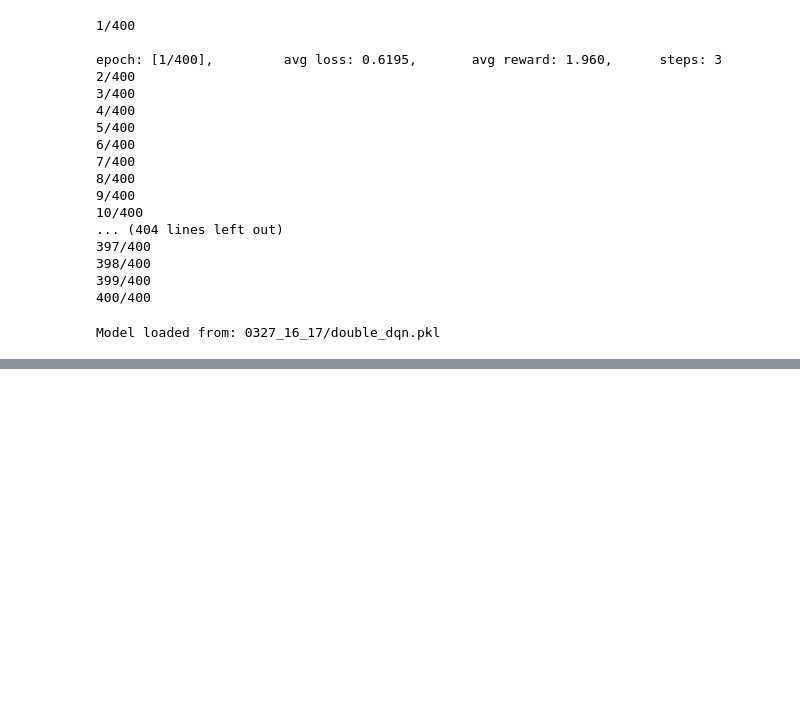
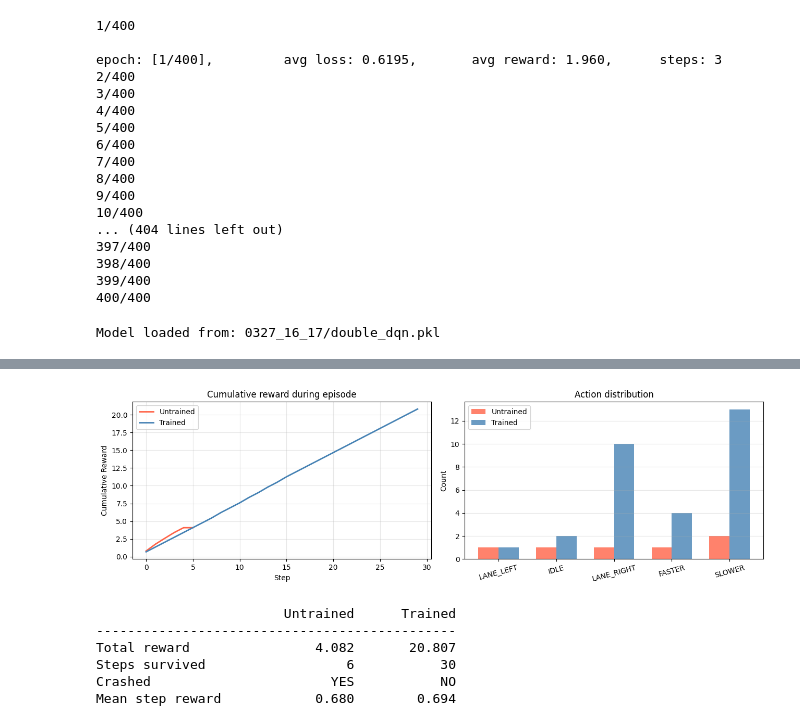
Before and after one commit to arfiblouisa/Reinforcement_learning_highway, a Jupyter notebook: DQN/Double DQN/training_double_dqn.ipynb, the cells around one changed output, grey strips where cells are left out. Drawn from its saved outputs; the diff is of its cells as text; code cells hidden in the pictures; blank space fills up the shorter version.

```diff
--- a/DQN/Double DQN/training_double_dqn.ipynb
+++ b/DQN/Double DQN/training_double_dqn.ipynb
@@ -566,0 +638,20 @@ Total reward  : 54.197
+# %%
+print("Running UNTRAINED episode (random weights)...")
+untrained_net = Net(state_dim=50, action_dim=5).to(device)
+untrained_net.eval()
+
+SHARED_CORE_CONFIG["duration"] = 30
+SHARED_CORE_CONFIG["vehicles_density"] = 1.0
+
+frames_before, actions_before, rewards_before, crashed_before = run_episode(
+    untrained_net, SHARED_CORE_CONFIG, seed=None, epsilon=1.0
+)
+print(f"  Steps: {len(frames_before)} | Total reward: {sum(rewards_before):.3f} | "
+      f"Ended by: {'CRASH' if crashed_before else 'TIMEOUT'}")
+
+print("\nRunning TRAINED episode...")
+frames_after, actions_after, rewards_after, crashed_after = run_episode(
+    loaded_net, SHARED_CORE_CONFIG, seed=None, epsilon=0.0
+)
+print(f"  Steps: {len(frames_after)} | Total reward: {sum(rewards_after):.3f} | "
+      f"Ended by: {'CRASH' if crashed_after else 'TIMEOUT'}")
@@ -566,0 +706,51 @@ Total reward  : 54.197
+# %%
+N_ACTIONS = 5   # DiscreteMetaAction with target_speeds=[20,25,30] gives 5 actions
+n_act = N_ACTIONS
+labels = [ACTION_LABELS.get(i, str(i)) for i in range(n_act)]
+
+fig, axes = plt.subplots(1, 2, figsize=(13, 4))
+
+# Cumulative reward
+ax = axes[0]
+ax.plot(np.cumsum(rewards_before), color='tomato',    lw=2, label='Untrained')
+ax.plot(np.cumsum(rewards_after),  color='steelblue', lw=2, label='Trained')
+ax.set_xlabel('Step')
+ax.set_ylabel('Cumulative Reward')
+ax.set_title('Cumulative reward during episode')
+ax.legend()
+ax.grid(alpha=0.3)
+
+# Action distribution
+ax = axes[1]
+x = np.arange(n_act)
+w = 0.35
+counts_before = np.bincount(actions_before, minlength=n_act)
+counts_after  = np.bincount(actions_after,  minlength=n_act)
+ax.bar(x - w/2, counts_before, w, color='tomato',    alpha=0.8, label='Untrained')
+ax.bar(x + w/2, counts_after,  w, color='steelblue', alpha=0.8, label='Trained')
+ax.set_xticks(x)
+ax.set_xticklabels(labels, rotation=15)
+ax.set_ylabel('Count')
+ax.set_title('Action distribution')
+ax.legend()
+ax.grid(alpha=0.3, axis='y')
+
+plt.tight_layout()
+plt.savefig(time_string + '/before_after_comparison.png', dpi=120)
+plt.show()
+
+# Summary table
+print(f"{'':20} {'Untrained':>12} {'Trained':>12}")
+print("-" * 46)
+print(f"{'Total reward':<20} {sum(rewards_before):>12.3f} {sum(rewards_after):>12.3f}")
+print(f"{'Steps survived':<20} {len(frames_before):>12d} {len(frames_after):>12d}")
+print(f"{'Crashed':<20} {'YES' if crashed_before else 'NO':>12} {'YES' if crashed_after else 'NO':>12}")
+print(f"{'Mean step reward':<20} {np.mean(rewards_before):>12.3f} {np.mean(rewards_after):>12.3f}")
+# %% [output]
+[figure, added]
+                        Untrained      Trained
+----------------------------------------------
+Total reward                4.082       20.807
+Steps survived                  6           30
+Crashed                       YES           NO
+Mean step reward            0.680        0.694
```
Also changed, not shown: parts of 10 cells of this notebook, 11 other files.
